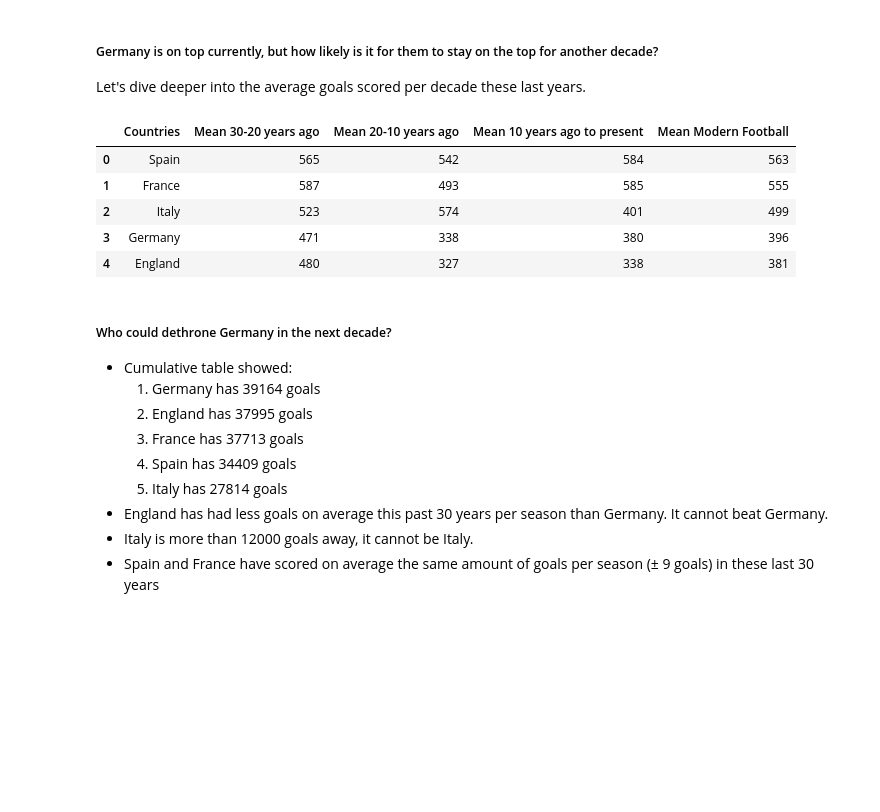
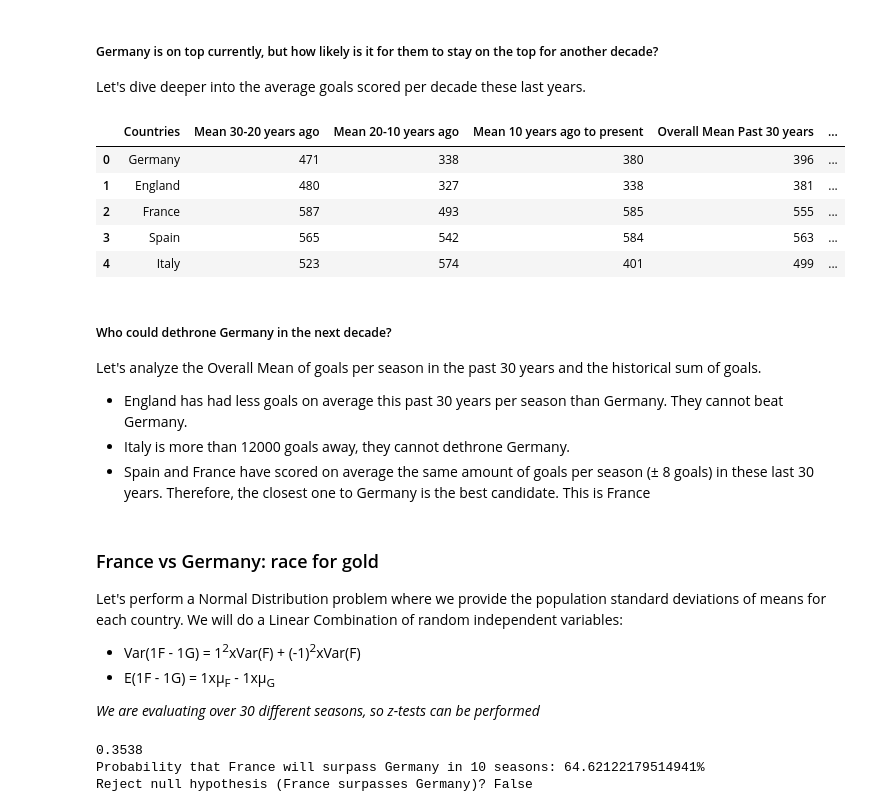
Before and after one commit to jpreyesm03/Data-Science-Fun-Projects, a Jupyter notebook: Top 5 Leagues/france_statistical_analysis.ipynb, the cells around one changed output. Cells and saved outputs as stored; diff of their text form; code cells hidden in the pictures; blank space fills up the shorter version.

```diff
--- a/Top 5 Leagues/france_statistical_analysis.ipynb
+++ b/Top 5 Leagues/france_statistical_analysis.ipynb
@@ -214,28 +220,68 @@ df.iloc[:, [0,62]].sort_values("sum", ascending = False).head()
 ##### Germany is on top currently, but how likely is it for them to stay on the top for another decade?
 Let's dive deeper into the average goals scored per decade these last years.
 # %%
+# Concatenate all the means per decade to visualize it more easily.
 means_table = pd.concat([thirty_years_ago.iloc[:, [0,-1]], previous_ten_years.iloc[:, [-1]], these_ten_years.iloc[:, [-1]]], axis=1)
-means_table.columns = ["Countries", "Mean 30-20 years ago", "Mean 20-10 years ago", "Mean 10 years ago to present"]
+# Create an overall mean as int
 means_table["Mean Modern Football"] = np.floor(means_table.iloc[:, 1:].mean(axis=1))
 means_table["Mean Modern Football"] = means_table["Mean Modern Football"].astype(int)
-means_table = means_table.sort_values("Mean Modern Football", ascending = False)
+# Add the total goals sum per country
+means_table = pd.concat([means_table, df.iloc[0:5, [-1]]], axis=1)
+# Rename the columns
+means_table.columns = ["Countries", "Mean 30-20 years ago", "Mean 20-10 years ago", "Mean 10 years ago to present", "Overall Mean Past 30 years", "Total goals sum"]
+# Show the table
 means_table.reset_index(drop=True, inplace=True)
 means_table
 # %% [output]
-|  | Countries | Mean 30-20 years ago | Mean 20-10 years ago | Mean 10 years ago to present | Mean Modern Football |
-| 0 | Spain | 565 | 542 | 584 | 563 |
-| 1 | France | 587 | 493 | 585 | 555 |
-| 2 | Italy | 523 | 574 | 401 | 499 |
-| 3 | Germany | 471 | 338 | 380 | 396 |
-| 4 | England | 480 | 327 | 338 | 381 |
+|  | Countries | Mean 30-20 years ago | Mean 20-10 years ago | Mean 10 years ago to present | Overall Mean Past 30 years | ... |
+| 0 | Germany | 471 | 338 | 380 | 396 | ... |
+| 1 | England | 480 | 327 | 338 | 381 | ... |
+| 2 | France | 587 | 493 | 585 | 555 | ... |
+| 3 | Spain | 565 | 542 | 584 | 563 | ... |
+| 4 | Italy | 523 | 574 | 401 | 499 | ... |
 # %% [markdown]
 ##### Who could dethrone Germany in the next decade?
-- Cumulative table showed:
-    1. Germany has 39164 goals
-    2. England has 37995 goals
-    3. France has 37713 goals
-    4. Spain has 34409 goals
-    5. Italy has 27814 goals
-- England has had less goals on average this past 30 years per season than Germany. It cannot beat Germany.
-- Italy is more than 12000 goals away, it cannot be Italy.
-- Spain and France have scored on average the same amount of goals per season (± 9 goals) in these last 30 years
+Let's analyze the Overall Mean of goals per season in the past 30 years and the historical sum of goals.
+- England has had less goals on average this past 30 years per season than Germany. They cannot beat Germany.
+- Italy is more than 12000 goals away, they cannot dethrone Germany.
+- Spain and France have scored on average the same amount of goals per season (± 8 goals) in these last 30 years. Therefore, the closest one to Germany is the best candidate. This is France
+# %% [markdown]
+### France vs Germany: race for gold
+Let's perform a Normal Distribution problem where we provide the population standard deviations of means for each country. We will do a Linear Combination of random independent variables:
+- Var(1F - 1G) = 1<sup>2</sup>xVar(F) + (-1)<sup>2</sup>xVar(F)
+- E(1F - 1G) = 1xμ<sub>F</sub> - 1xμ<sub>G</sub>
+
+*We are evaluating over 30 different seasons, so z-tests can be performed*
+# %%
+# Historical averages and population standard deviations. Also the current lead in accumulated goals is calculated
+avg_france_goals_last_30 = means_table.iloc[2,4]
+avg_germany_goals_last_30 = means_table.iloc[0,4]
+std_france_goals_last_30 = df.iloc[2, 32:-1].std()
+std_germany_goals_last_30 = df.iloc[4, 32:-1].std()
+current_lead_germany = means_table.iloc[0,5] - means_table.iloc[2,5]
+
+# Number of seasons to project
+n_seasons = 10
+
+# Linear combination of continuous random independent variables
+mean_difference = avg_france_goals_last_30 - avg_germany_goals_last_30
+std_france_and_germany = np.sqrt(std_france_goals_last_30**2 + std_germany_goals_last_30**2)
+
+# Account for 10 years (it is NOT a linear combination, the variance gets multiplied by 10 and not 10 squared.)
+mean_diff_10_years = mean_difference * n_seasons  # Cumulative mean difference over 10 seasons
+std_diff_10_years = std_france_and_germany * np.sqrt(n_seasons)  # Cumulative standard deviation over 10 seasons
+
+# Calculate the Z-score for the current lead of Germany
+z_score = (mean_diff_10_years - current_lead_germany) / std_diff_10_years
+probability = norm.cdf(z_score)
+# Calculate the probability using the standard normal distribution
+p_value_france_germany = round(1 - probability,4)
+print(p_value_france_germany)
+
+# Output the result
+print(f"Probability that France will surpass Germany in {n_seasons} seasons: {probability*100}%")
+print(f"Reject null hypothesis (France surpasses Germany)?", p_value_france_germany < alpha )
+# %% [output]
+0.3538
+Probability that France will surpass Germany in 10 seasons: 64.62122179514941%
+Reject null hypothesis (France surpasses Germany)? False
```
Also changed, not shown: parts of 11 cells of this notebook.
